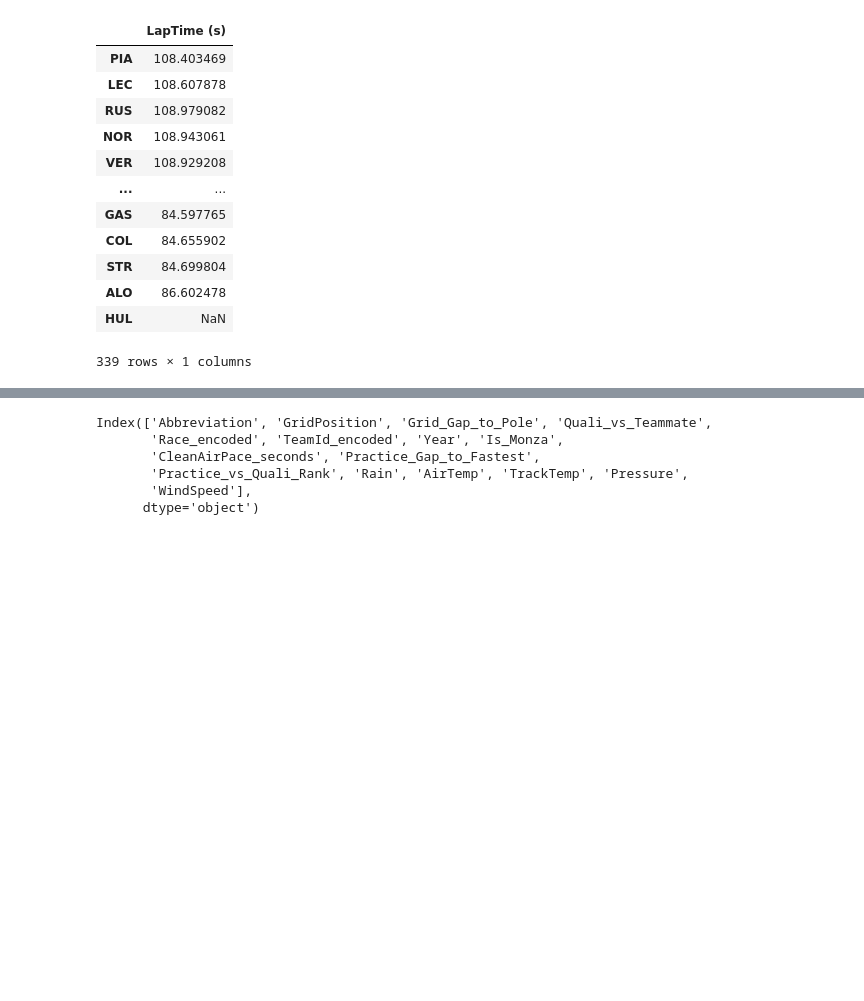
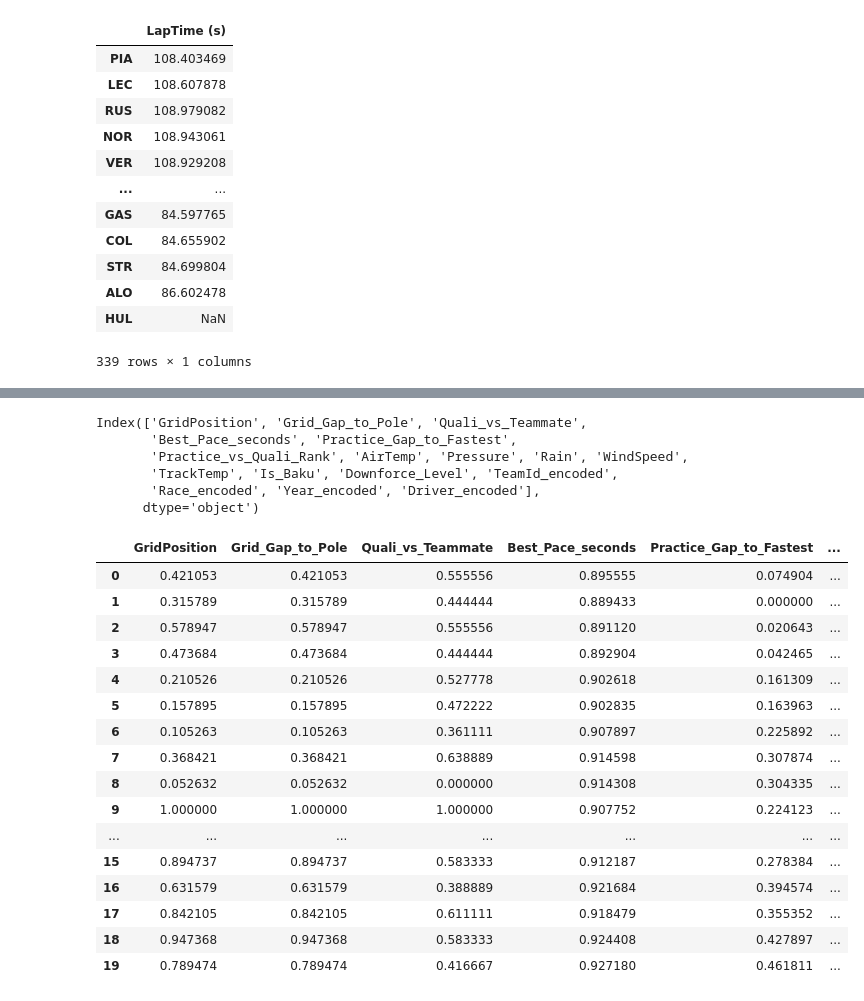
Before and after one commit to crystalcheong/formula-uno, a Jupyter notebook: prediction_notebooks/baku_prediction.ipynb, the cells around one changed output, grey strips where cells are left out. Cells and saved outputs as stored; diff of their text form; code cells hidden in the pictures; blank space fills up the shorter version.

```diff
--- a/prediction_notebooks/baku_prediction.ipynb
+++ b/prediction_notebooks/baku_prediction.ipynb
@@ -732,9 +765,29 @@ predict_df
 # %%
-predict_df.columns
+X_predict_normalized.columns
 # %% [output]
-Index(['Abbreviation', 'GridPosition', 'Grid_Gap_to_Pole', 'Quali_vs_Teammate',
-       'Race_encoded', 'TeamId_encoded', 'Year', 'Is_Monza',
-       'CleanAirPace_seconds', 'Practice_Gap_to_Fastest',
-       'Practice_vs_Quali_Rank', 'Rain', 'AirTemp', 'TrackTemp', 'Pressure',
-       'WindSpeed'],
+Index(['GridPosition', 'Grid_Gap_to_Pole', 'Quali_vs_Teammate',
+       'Best_Pace_seconds', 'Practice_Gap_to_Fastest',
+       'Practice_vs_Quali_Rank', 'AirTemp', 'Pressure', 'Rain', 'WindSpeed',
+       'TrackTemp', 'Is_Baku', 'Downforce_Level', 'TeamId_encoded',
+       'Race_encoded', 'Year_encoded', 'Driver_encoded'],
       dtype='object')
+# %%
+X_predict_normalized
+# %% [output]
+|  | GridPosition | Grid_Gap_to_Pole | Quali_vs_Teammate | Best_Pace_seconds | Practice_Gap_to_Fastest | ... |
+| 0 | 0.421053 | 0.421053 | 0.555556 | 0.895555 | 0.074904 | ... |
+| 1 | 0.315789 | 0.315789 | 0.444444 | 0.889433 | 0.000000 | ... |
+| 2 | 0.578947 | 0.578947 | 0.555556 | 0.891120 | 0.020643 | ... |
+| 3 | 0.473684 | 0.473684 | 0.444444 | 0.892904 | 0.042465 | ... |
+| 4 | 0.210526 | 0.210526 | 0.527778 | 0.902618 | 0.161309 | ... |
+| 5 | 0.157895 | 0.157895 | 0.472222 | 0.902835 | 0.163963 | ... |
+| 6 | 0.105263 | 0.105263 | 0.361111 | 0.907897 | 0.225892 | ... |
+| 7 | 0.368421 | 0.368421 | 0.638889 | 0.914598 | 0.307874 | ... |
+| 8 | 0.052632 | 0.052632 | 0.000000 | 0.914308 | 0.304335 | ... |
+| 9 | 1.000000 | 1.000000 | 1.000000 | 0.907752 | 0.224123 | ... |
+| ... | ... | ... | ... | ... | ... | ... |
+| 15 | 0.894737 | 0.894737 | 0.583333 | 0.912187 | 0.278384 | ... |
+| 16 | 0.631579 | 0.631579 | 0.388889 | 0.921684 | 0.394574 | ... |
+| 17 | 0.842105 | 0.842105 | 0.611111 | 0.918479 | 0.355352 | ... |
+| 18 | 0.947368 | 0.947368 | 0.583333 | 0.924408 | 0.427897 | ... |
+| 19 | 0.789474 | 0.789474 | 0.416667 | 0.927180 | 0.461811 | ... |
```
Also changed, not shown: parts of 16 cells of this notebook, 2 other files.
